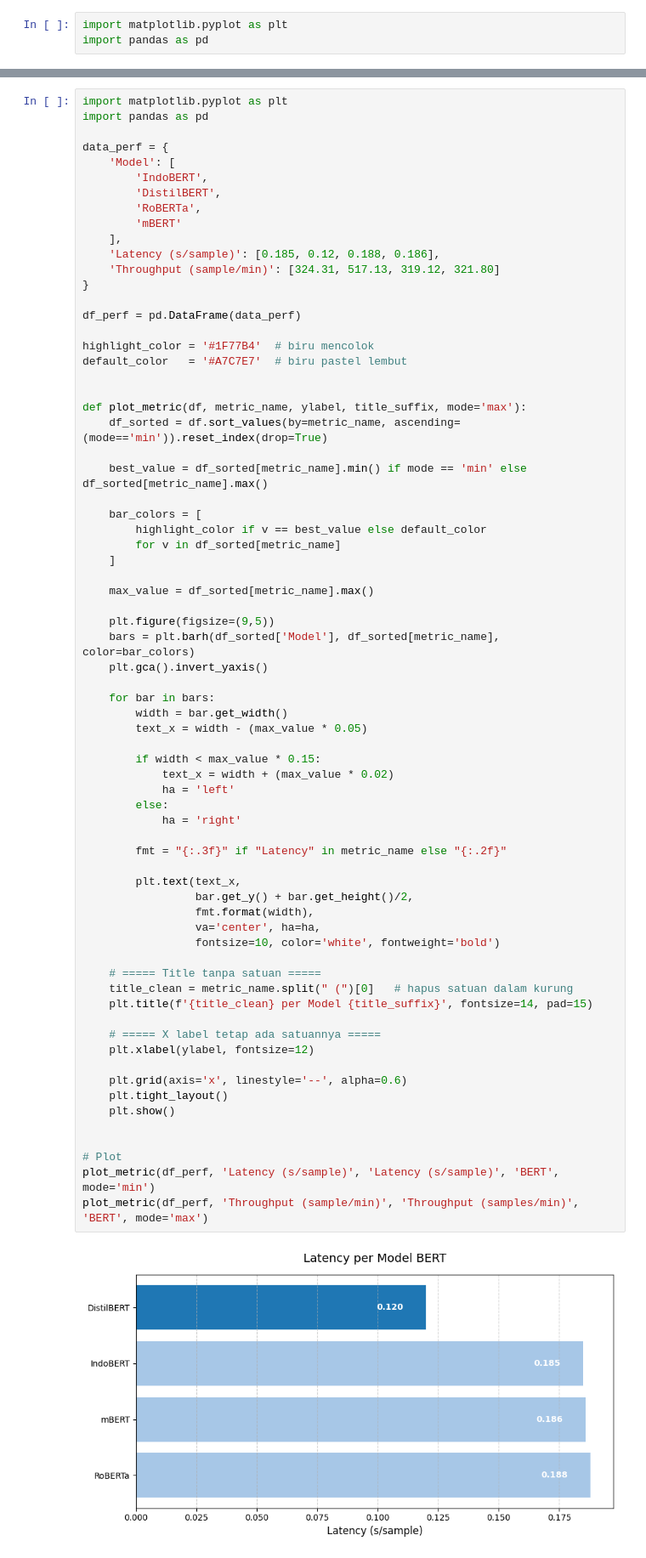
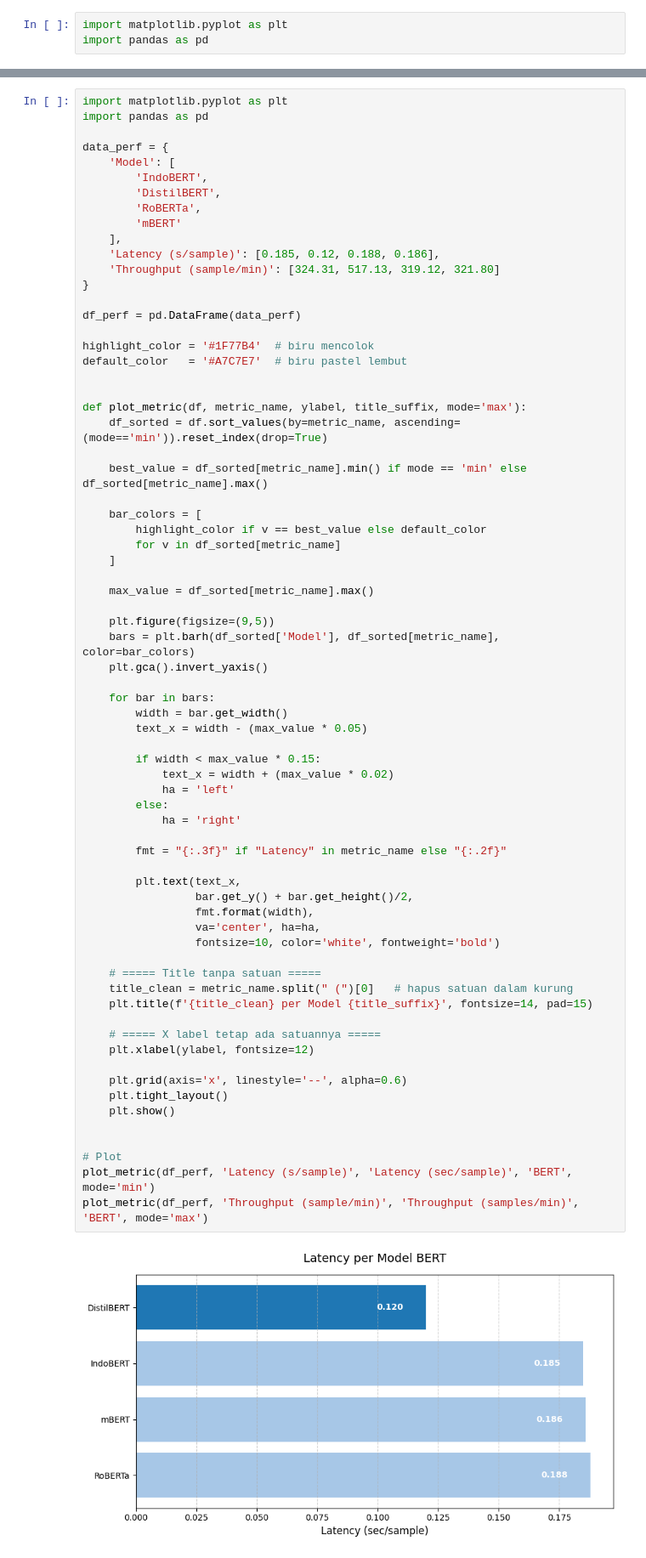
Before and after one commit to RasyadBima15/Multiclass-Emotion-Classification-on-Indonesian-Product-Reviews, a Jupyter notebook: Result/General/code.ipynb, the cells around one changed output, grey strips where cells are left out. Shown at 85% size. Drawn from its saved outputs; the diff is of its cells as text.

```diff
--- a/Result/General/code.ipynb
+++ b/Result/General/code.ipynb
@@ -159,35 +159,35 @@ def plot_metric(df, metric_name, ylabel, title_suffix, mode='max'):
 
         if width < max_value * 0.15:
             text_x = width + (max_value * 0.02)
             ha = 'left'
         else:
             ha = 'right'
 
         fmt = "{:.3f}" if "Latency" in metric_name else "{:.2f}"
 
         plt.text(text_x,
                  bar.get_y() + bar.get_height()/2,
                  fmt.format(width),
                  va='center', ha=ha,
                  fontsize=10, color='white', fontweight='bold')
 
     # ===== Title tanpa satuan =====
     title_clean = metric_name.split(" (")[0]   # hapus satuan dalam kurung
     plt.title(f'{title_clean} per Model {title_suffix}', fontsize=14, pad=15)
 
     # ===== X label tetap ada satuannya =====
     plt.xlabel(ylabel, fontsize=12)
 
     plt.grid(axis='x', linestyle='--', alpha=0.6)
     plt.tight_layout()
     plt.show()
 
 
 # Plot
-plot_metric(df_perf, 'Latency (s/sample)', 'Latency (s/sample)', 'BERT', mode='min')
+plot_metric(df_perf, 'Latency (s/sample)', 'Latency (sec/sample)', 'BERT', mode='min')
 plot_metric(df_perf, 'Throughput (sample/min)', 'Throughput (samples/min)', 'BERT', mode='max')
 # %% [output]
-[figure, old version]
+[figure, new version]
 [figure]
 # %%
 import matplotlib.pyplot as plt
```
Also changed, not shown: parts of 5 cells of this notebook.
